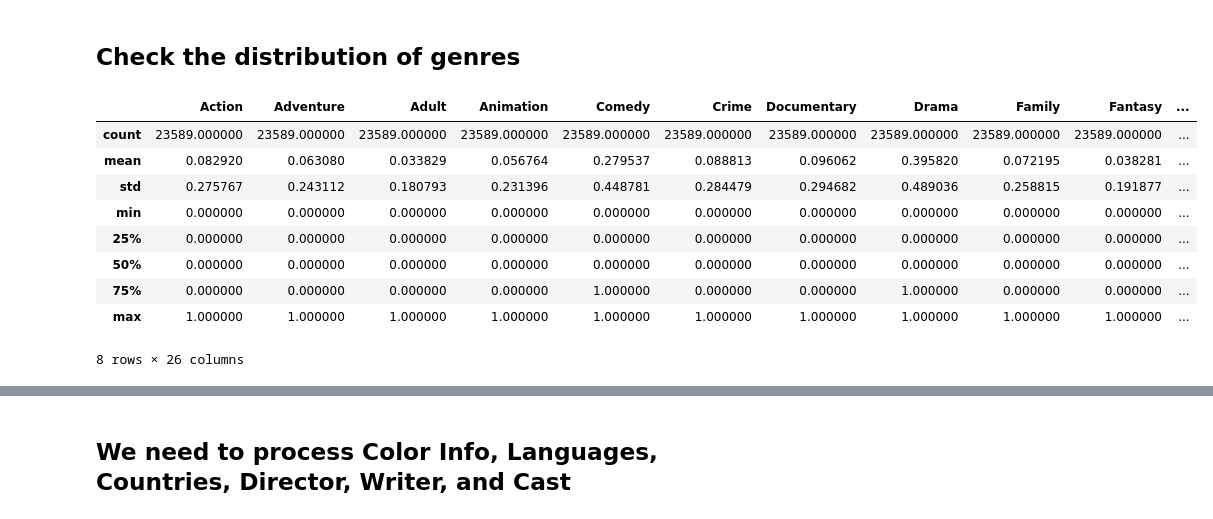
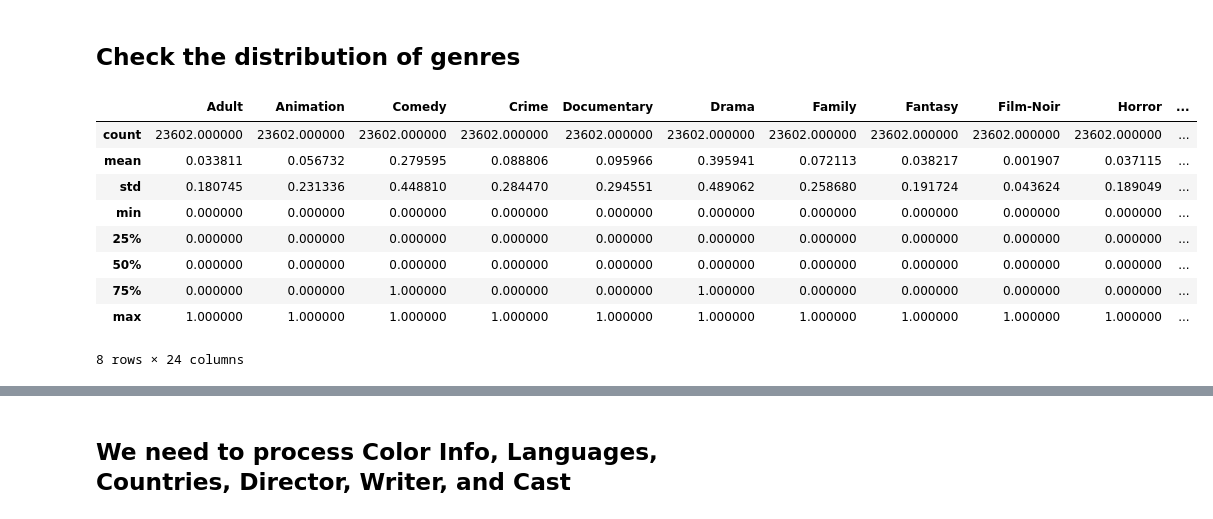
Before and after one commit to cocochrane/CS109B_FinalProject, a Jupyter notebook: IMDB Data cleaning and processing.ipynb, the cells around one changed output, grey strips where cells are left out. Cells and saved outputs as stored; diff of their text form; code cells hidden in the pictures.

```diff
--- a/IMDB Data cleaning and processing.ipynb
+++ b/IMDB Data cleaning and processing.ipynb
@@ -23,0 +30,2 @@ print(imdb_data_2.shape)
+# %%
+tmdb_data = pd.read_csv("All_TMDB_info_merged.csv")
@@ -24,5 +53,5 @@ print(imdb_data_2.shape)
 # %%
-frames = [imdb_data_1, imdb_data_2]
-result = pd.concat(frames)
-result.shape
+frames = [imdb_data_1, imdb_data_2, imdb_data_3]
+imdb_data = pd.concat(frames)
+imdb_data.shape
 # %% [output]
@@ -29,0 +101,5 @@ result.shape
+# %%
+for column_name in ['canonical title', 'imdbIndex', 'mpaa','kind','year', 'runtimes', 'plot', 'certificates']:
+    del imdb_data[column_name]
+
+imdb_useful = imdb_data
@@ -29,0 +118,2 @@ result.shape
+# %%
+result = tmdb_data.merge(imdb_useful, left_on='imdb_id', right_on='id', how='inner')
@@ -44,21 +149,21 @@ result_nona.head()
 # %% [markdown]
 ## Check the distribution of genres
 # %%
-genres = result_nona.ix[:,20:]
+genres = result_nona.ix[:,30:]
 genres_nona = genres.dropna(axis=0, how='any', thresh=None, subset=None, inplace=False)
 genres_nona = genres_nona.astype(int)
 genres_nona.describe()
 # %% [output]
-|  | Action | Adventure | Adult | Animation | Comedy | Crime | Documentary | Drama | Family | Fantasy | ... |
-| count | 23589.000000 | 23589.000000 | 23589.000000 | 23589.000000 | 23589.000000 | 23589.000000 | 23589.000000 | 23589.000000 | 23589.000000 | 23589.000000 | ... |
-| mean | 0.082920 | 0.063080 | 0.033829 | 0.056764 | 0.279537 | 0.088813 | 0.096062 | 0.395820 | 0.072195 | 0.038281 | ... |
-| std | 0.275767 | 0.243112 | 0.180793 | 0.231396 | 0.448781 | 0.284479 | 0.294682 | 0.489036 | 0.258815 | 0.191877 | ... |
+|  | Adult | Animation | Comedy | Crime | Documentary | Drama | Family | Fantasy | Film-Noir | Horror | ... |
+| count | 23602.000000 | 23602.000000 | 23602.000000 | 23602.000000 | 23602.000000 | 23602.000000 | 23602.000000 | 23602.000000 | 23602.000000 | 23602.000000 | ... |
+| mean | 0.033811 | 0.056732 | 0.279595 | 0.088806 | 0.095966 | 0.395941 | 0.072113 | 0.038217 | 0.001907 | 0.037115 | ... |
+| std | 0.180745 | 0.231336 | 0.448810 | 0.284470 | 0.294551 | 0.489062 | 0.258680 | 0.191724 | 0.043624 | 0.189049 | ... |
 | min | 0.000000 | 0.000000 | 0.000000 | 0.000000 | 0.000000 | 0.000000 | 0.000000 | 0.000000 | 0.000000 | 0.000000 | ... |
 | 25% | 0.000000 | 0.000000 | 0.000000 | 0.000000 | 0.000000 | 0.000000 | 0.000000 | 0.000000 | 0.000000 | 0.000000 | ... |
 | 50% | 0.000000 | 0.000000 | 0.000000 | 0.000000 | 0.000000 | 0.000000 | 0.000000 | 0.000000 | 0.000000 | 0.000000 | ... |
-| 75% | 0.000000 | 0.000000 | 0.000000 | 0.000000 | 1.000000 | 0.000000 | 0.000000 | 1.000000 | 0.000000 | 0.000000 | ... |
+| 75% | 0.000000 | 0.000000 | 1.000000 | 0.000000 | 0.000000 | 1.000000 | 0.000000 | 0.000000 | 0.000000 | 0.000000 | ... |
 | max | 1.000000 | 1.000000 | 1.000000 | 1.000000 | 1.000000 | 1.000000 | 1.000000 | 1.000000 | 1.000000 | 1.000000 | ... |
-8 rows × 26 columns
+8 rows × 24 columns
 # %%
 bars = genres_nona.describe().ix[1,]
 # %%
```
Also changed, not shown: parts of 29 cells of this notebook.
